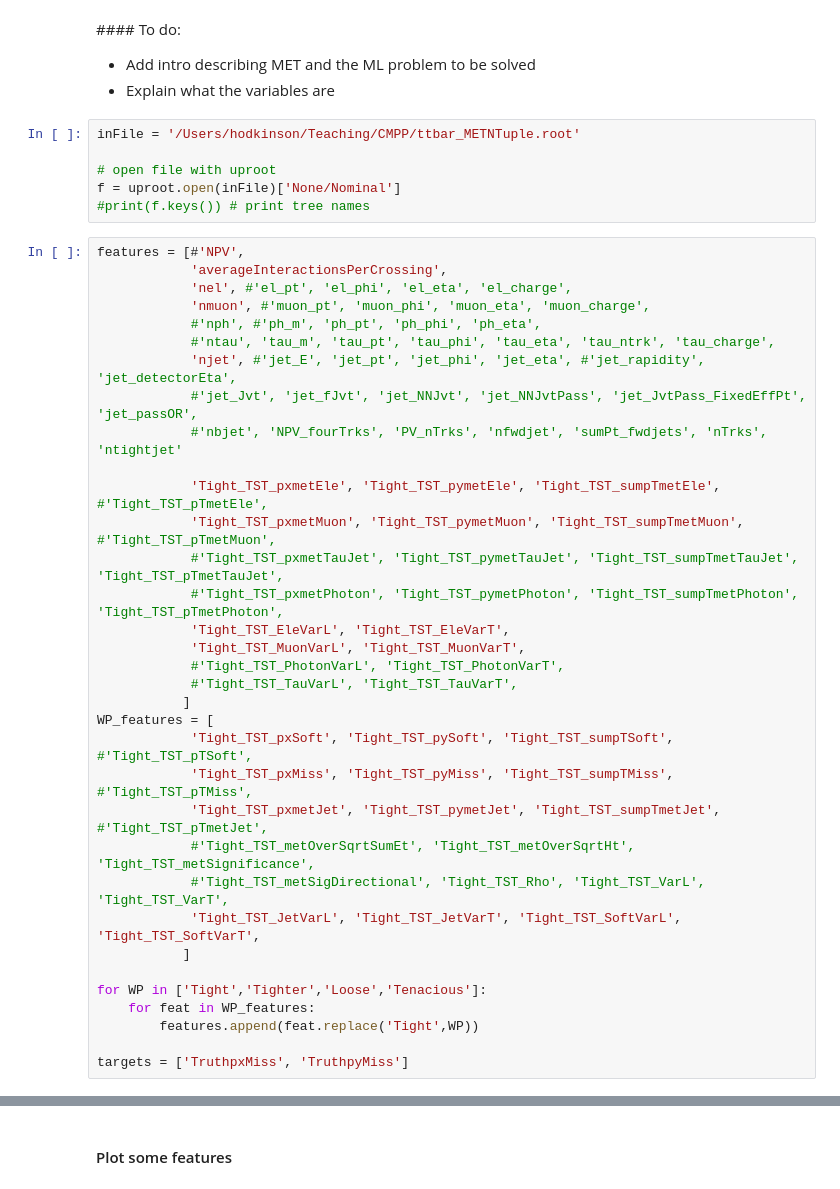
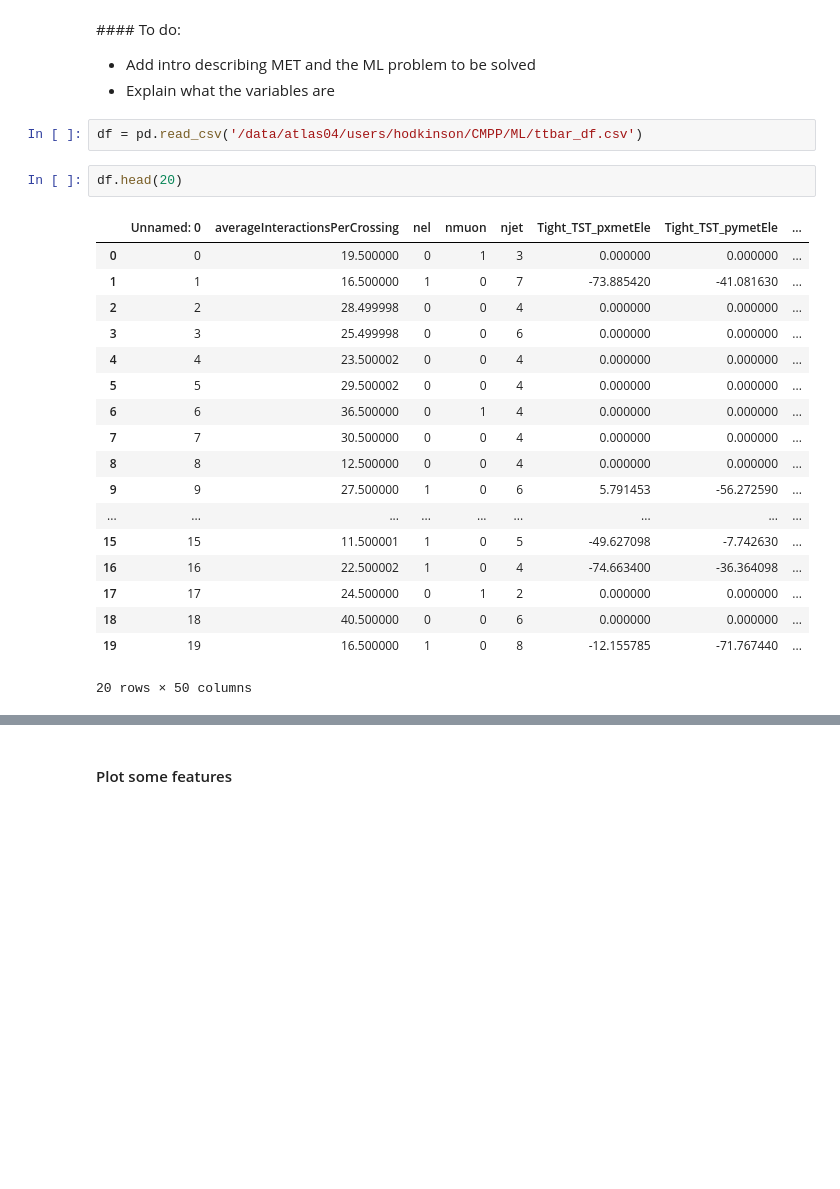
Before and after one commit to hollypacey/OxfordCMPP, a Jupyter notebook: ML/METNet_example.ipynb, the cells around one changed output, grey strips where cells are left out. Saved outputs shown, nothing was run; the diff lists cells and outputs as text; blank space fills up the shorter version.

```diff
--- a/ML/METNet_example.ipynb
+++ b/ML/METNet_example.ipynb
@@ -13,42 +22,25 @@ from sklearn.model_selection import train_test_split
 * Add intro describing MET and the ML problem to be solved
 * Explain what the variables are
 # %%
-inFile = '/Users/hodkinson/Teaching/CMPP/ttbar_METNTuple.root'
-
-# open file with uproot
-f = uproot.open(inFile)['None/Nominal']
-#print(f.keys()) # print tree names
+df = pd.read_csv('/data/atlas04/users/hodkinson/CMPP/ML/ttbar_df.csv')
-# %%
-features = [#'NPV',
-            'averageInteractionsPerCrossing',
-            'nel', #'el_pt', 'el_phi', 'el_eta', 'el_charge',
-            'nmuon', #'muon_pt', 'muon_phi', 'muon_eta', 'muon_charge',
-            #'nph', #'ph_m', 'ph_pt', 'ph_phi', 'ph_eta',
-            #'ntau', 'tau_m', 'tau_pt', 'tau_phi', 'tau_eta', 'tau_ntrk', 'tau_charge',
-            'njet', #'jet_E', 'jet_pt', 'jet_phi', 'jet_eta', #'jet_rapidity', 'jet_detectorEta',
-            #'jet_Jvt', 'jet_fJvt', 'jet_NNJvt', 'jet_NNJvtPass', 'jet_JvtPass_FixedEffPt', 'jet_passOR',
-            #'nbjet', 'NPV_fourTrks', 'PV_nTrks', 'nfwdjet', 'sumPt_fwdjets', 'nTrks', 'ntightjet'
-
-            'Tight_TST_pxmetEle', 'Tight_TST_pymetEle', 'Tight_TST_sumpTmetEle', #'Tight_TST_pTmetEle',
-            'Tight_TST_pxmetMuon', 'Tight_TST_pymetMuon', 'Tight_TST_sumpTmetMuon', #'Tight_TST_pTmetMuon',
-            #'Tight_TST_pxmetTauJet', 'Tight_TST_pymetTauJet', 'Tight_TST_sumpTmetTauJet', 'Tight_TST_pTmetTauJet',
-            #'Tight_TST_pxmetPhoton', 'Tight_TST_pymetPhoton', 'Tight_TST_sumpTmetPhoton', 'Tight_TST_pTmetPhoton',
-            'Tight_TST_EleVarL', 'Tight_TST_EleVarT',
-            'Tight_TST_MuonVarL', 'Tight_TST_MuonVarT',
-            #'Tight_TST_PhotonVarL', 'Tight_TST_PhotonVarT',
-            #'Tight_TST_TauVarL', 'Tight_TST_TauVarT',
-           ]
-WP_features = [
-            'Tight_TST_pxSoft', 'Tight_TST_pySoft', 'Tight_TST_sumpTSoft', #'Tight_TST_pTSoft',
-            'Tight_TST_pxMiss', 'Tight_TST_pyMiss', 'Tight_TST_sumpTMiss', #'Tight_TST_pTMiss',
-            'Tight_TST_pxmetJet', 'Tight_TST_pymetJet', 'Tight_TST_sumpTmetJet', #'Tight_TST_pTmetJet',
-            #'Tight_TST_metOverSqrtSumEt', 'Tight_TST_metOverSqrtHt', 'Tight_TST_metSignificance',
-            #'Tight_TST_metSigDirectional', 'Tight_TST_Rho', 'Tight_TST_VarL', 'Tight_TST_VarT',
-            'Tight_TST_JetVarL', 'Tight_TST_JetVarT', 'Tight_TST_SoftVarL', 'Tight_TST_SoftVarT',
-           ]
-
-for WP in ['Tight','Tighter','Loose','Tenacious']:
-    for feat in WP_features:
-        features.append(feat.replace('Tight',WP))
-
-targets = ['TruthpxMiss', 'TruthpyMiss']
+# %%
+df.head(20)
+# %% [output]
+|  | Unnamed: 0 | averageInteractionsPerCrossing | nel | nmuon | njet | Tight_TST_pxmetEle | Tight_TST_pymetEle | ... |
+| 0 | 0 | 19.500000 | 0 | 1 | 3 | 0.000000 | 0.000000 | ... |
+| 1 | 1 | 16.500000 | 1 | 0 | 7 | -73.885420 | -41.081630 | ... |
+| 2 | 2 | 28.499998 | 0 | 0 | 4 | 0.000000 | 0.000000 | ... |
+| 3 | 3 | 25.499998 | 0 | 0 | 6 | 0.000000 | 0.000000 | ... |
+| 4 | 4 | 23.500002 | 0 | 0 | 4 | 0.000000 | 0.000000 | ... |
+| 5 | 5 | 29.500002 | 0 | 0 | 4 | 0.000000 | 0.000000 | ... |
+| 6 | 6 | 36.500000 | 0 | 1 | 4 | 0.000000 | 0.000000 | ... |
+| 7 | 7 | 30.500000 | 0 | 0 | 4 | 0.000000 | 0.000000 | ... |
+| 8 | 8 | 12.500000 | 0 | 0 | 4 | 0.000000 | 0.000000 | ... |
+| 9 | 9 | 27.500000 | 1 | 0 | 6 | 5.791453 | -56.272590 | ... |
+| ... | ... | ... | ... | ... | ... | ... | ... | ... |
+| 15 | 15 | 11.500001 | 1 | 0 | 5 | -49.627098 | -7.742630 | ... |
+| 16 | 16 | 22.500002 | 1 | 0 | 4 | -74.663400 | -36.364098 | ... |
+| 17 | 17 | 24.500000 | 0 | 1 | 2 | 0.000000 | 0.000000 | ... |
+| 18 | 18 | 40.500000 | 0 | 0 | 6 | 0.000000 | 0.000000 | ... |
+| 19 | 19 | 16.500000 | 1 | 0 | 8 | -12.155785 | -71.767440 | ... |
+20 rows × 50 columns
```
Also changed, not shown: parts of 18 cells of this notebook, 3 other files.
